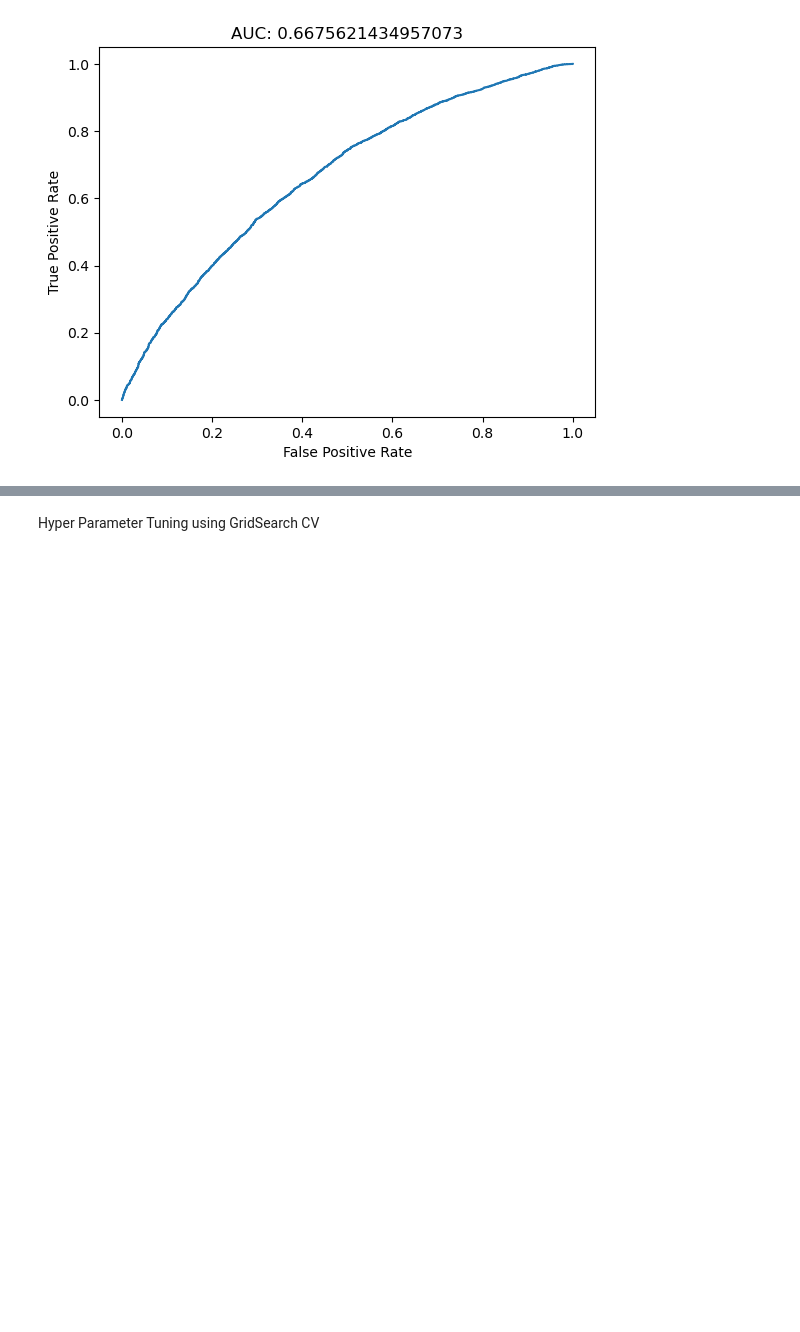
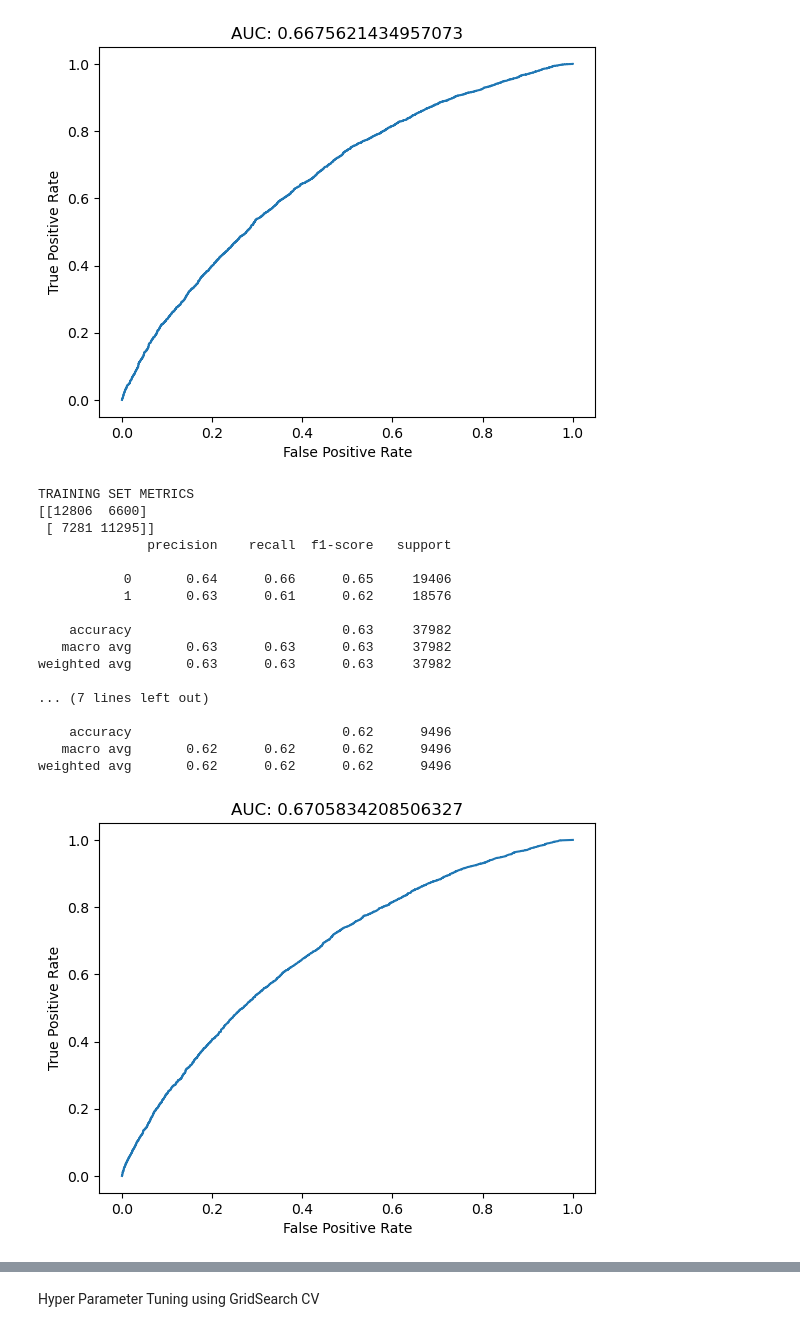
Before and after one commit to AnnLy2023/SMU-Project-4---Homicide, a Jupyter notebook: annfolder/GridSearchCV.ipynb, the cells around one changed output, grey strips where cells are left out. Saved outputs shown, nothing was run; the diff lists cells and outputs as text; code cells hidden in the pictures; blank space fills up the shorter version.

```diff
--- a/annfolder/GridSearchCV.ipynb
+++ b/annfolder/GridSearchCV.ipynb
@@ -235,6 +238,29 @@ weighted avg       0.63      0.63      0.63     37982
    macro avg       0.62      0.62      0.62      9496
 weighted avg       0.62      0.62      0.62      9496
 [figure]
+# %%
+#init the model
+gb = GradientBoostingClassifier(random_state=42)
+doMLClassification(gb, X_train, y_train, X_test, y_test)
+# %% [output]
+TRAINING SET METRICS
+[[12806  6600]
+ [ 7281 11295]]
+              precision    recall  f1-score   support
+
+           0       0.64      0.66      0.65     19406
+           1       0.63      0.61      0.62     18576
+
+    accuracy                           0.63     37982
+   macro avg       0.63      0.63      0.63     37982
+weighted avg       0.63      0.63      0.63     37982
+
+... (7 lines left out)
+
+    accuracy                           0.62      9496
+   macro avg       0.62      0.62      0.62      9496
+weighted avg       0.62      0.62      0.62      9496
+[figure, added]
 # %%
 
 #feature importances of ada model
```
Also changed, not shown: parts of 14 cells of this notebook, 11 other files.
